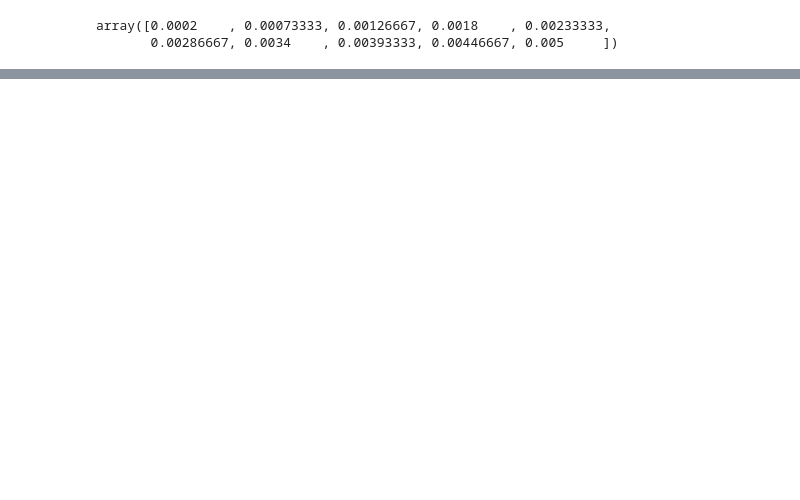
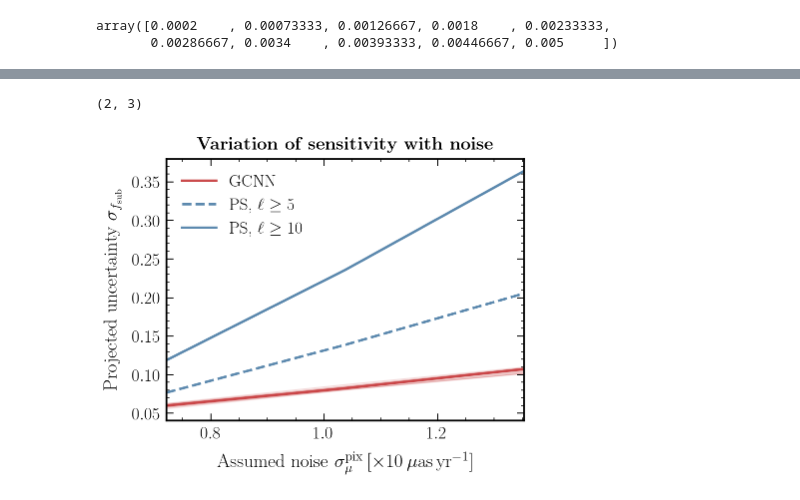
Before and after one commit to smsharma/neural-global-astrometry, a Jupyter notebook: notebooks/01_cdm.ipynb, the cells around one changed output, grey strips where cells are left out. Drawn from its saved outputs; the diff is of its cells as text; code cells hidden in the pictures; blank space fills up the shorter version.

```diff
--- a/notebooks/01_cdm.ipynb
+++ b/notebooks/01_cdm.ipynb
@@ -416,0 +558,51 @@ np.random.normal(loc=0, scale=0.0022 / 1., size=(1000)).std()
+# %%
+lims_ary[lims_ary == 0.] = np.nan
+# %%
+sigma_list = [0.0016, 0.0023, 0.003]
+# %%
+# l_min_list = [2, 5, 10]
+l_min_list = [5, 10]
+
+sigma_ps = np.zeros((len(l_min_list), len(sigma_list)))
+
+for i_l, l_min in enumerate(l_min_list):
+    for i_s, sigma_mu in enumerate([0.0721, 0.105, 0.132]):
+#     for i_s, sigma_mu in enumerate([0.105, 0.132]):
+        N_q = 1e8
+
+        parameters = [Cl_ary_fid, None, pspecpop.l_min, pspecpop.l_max, fDM]
+        observation = AstrometryObservation(fsky=1, sigma_mu=sigma_mu, sigma_alpha=None, N_q_mu=N_q, l_min_mu=l_min, l_max_mu=3 * nside - 1, l_min_alpha=200, l_max_alpha=2000)
+
+        fshr = FisherForecast(parameters, observation)
+
+        sigma=fshr.pars_vary[0].sigma
+        sigma_ps[i_l, i_s] = (f_sub_fid * sigma)
+# %%
+sigma_ps.shape
+# %% [output]
+(2, 3)
+# %%
+run_id_list = ['303ceae8593c4ab78a573e1a3b1d83b1', '1936d60ac8f945b4b6873c96a4946f32', 'ede8a36abe9d4baf9dd8bbfbf7d0f158']
+
+perc = (f_sub_fid / 150 / 2) * np.array([np.nanpercentile(lims_ary[i], q=[2.5, 16, 50, 84, 97.5]) for i in range(len(run_id_list))])
+
+plt.plot(np.array(sigma_list) * 10 * np.sqrt(N_q_pix), perc[:, 2], label="GCNN", color=cols_default[0])
+plt.fill_between(np.array(sigma_list) * 10 * np.sqrt(N_q_pix), perc[:, 1], perc[:, 3], alpha=0.2, color=cols_default[0])
+plt.fill_between(np.array(sigma_list) * 10 * np.sqrt(N_q_pix), perc[:, 0], perc[:, 4], alpha=0.1, color=cols_default[0])
+
+for i_s, sigma_mu in enumerate(sigma_ps):
+    plt.plot(np.array(sigma_list) * 10 * np.sqrt(N_q_pix), sigma_mu, label=r"PS, $\ell \ge {}$".format(l_min_list[i_s]), color=cols_default[1], ls=ls_list[i_s])
+
+plt.xlim(0.0016 * 10 * np.sqrt(N_q_pix), 0.003 * 10 * np.sqrt(N_q_pix))
+
+plt.xlabel(r"Assumed noise $\sigma_\mu^\mathrm{pix}\,[\times 10\,\mu$as\,yr$^{-1}$]")
+plt.ylabel(r"Projected uncertainty $\sigma_{f_\mathrm{sub}}$")
+
+plt.title(r"\bf{Variation of sensitivity with noise}", y=1.008)
+
+plt.legend()
+
+plt.tight_layout()
+plt.savefig("../paper/ml4ps/figures/noise_var.pdf")
+# %% [output]
+[figure, added]
```
Also changed, not shown: parts of 38 cells of this notebook, 33 other files.
